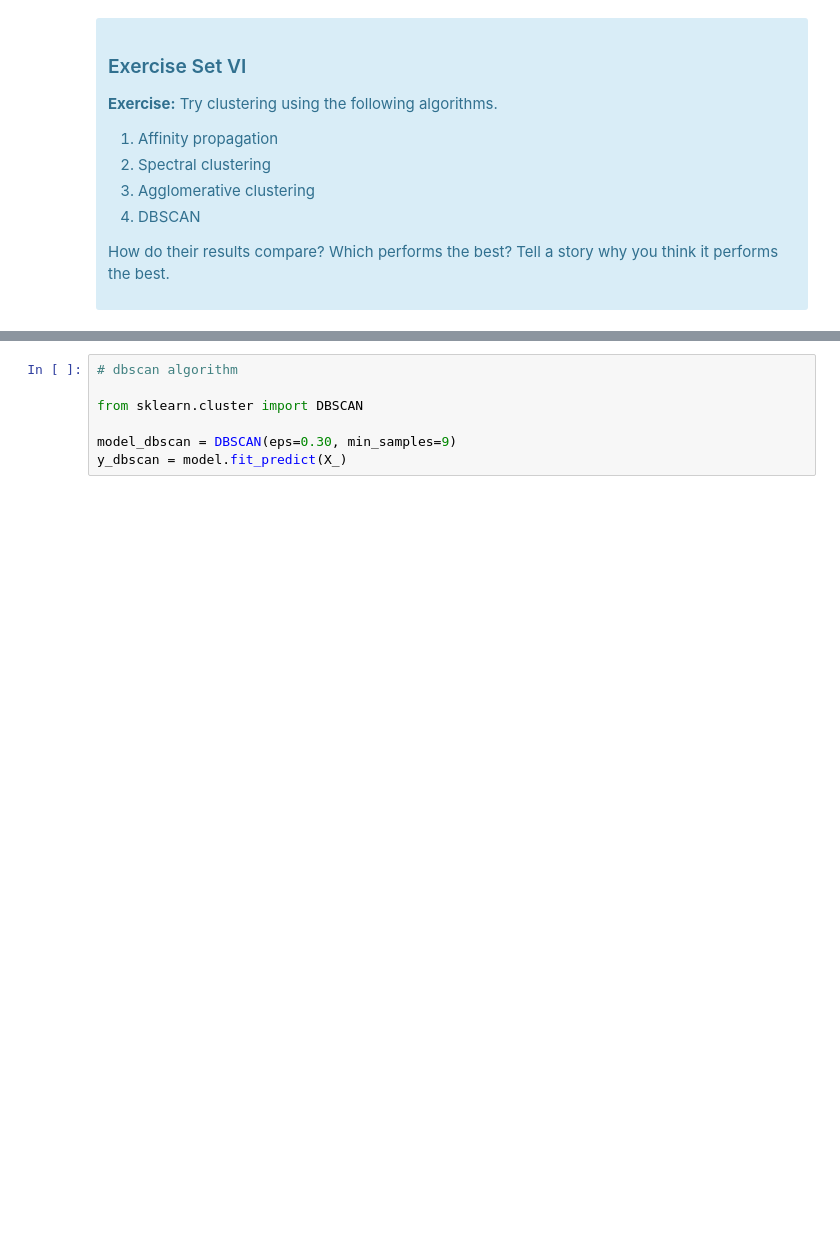
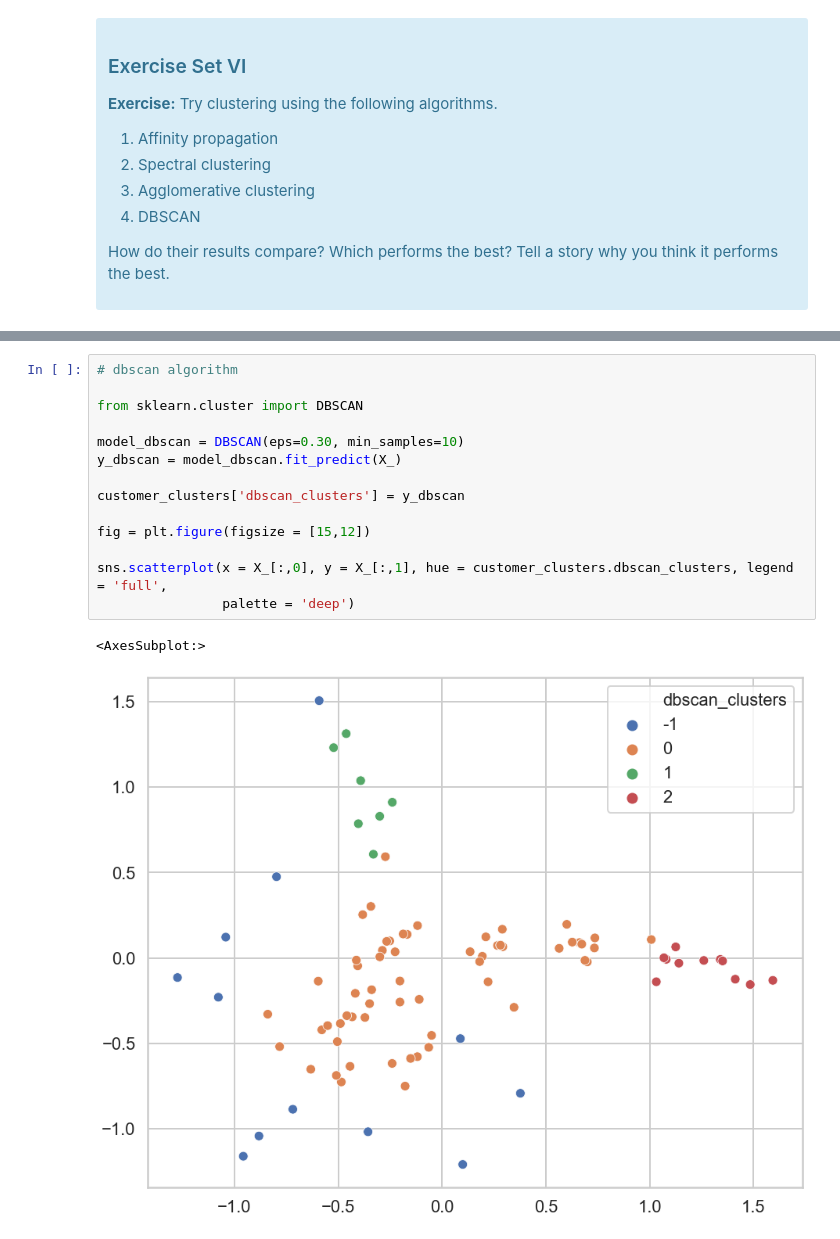
Before and after one commit to dj-m/CustomerSegmentationClustering, a Jupyter notebook: notebooks/Clustering Case Study - Customer Segmentation with K-Means - Tier 3.ipynb, the cells around one changed output, grey strips where cells are left out. Cells and saved outputs as stored; diff of their text form; blank space fills up the shorter version.

Commit message:
Implemented a DBSCAN algorithm while cleaning up prior code

```diff
--- a/notebooks/Clustering Case Study - Customer Segmentation with K-Means - Tier 3.ipynb
+++ b/notebooks/Clustering Case Study - Customer Segmentation with K-Means - Tier 3.ipynb
@@ -615,7 +618,17 @@ dn = hierarchy.dendrogram(Z)
 # %%
 # dbscan algorithm
 
 from sklearn.cluster import DBSCAN
 
-model_dbscan = DBSCAN(eps=0.30, min_samples=9)
-y_dbscan = model.fit_predict(X_)
+model_dbscan = DBSCAN(eps=0.30, min_samples=10)
+y_dbscan = model_dbscan.fit_predict(X_)
+
+customer_clusters['dbscan_clusters'] = y_dbscan
+
+fig = plt.figure(figsize = [15,12])
+
+sns.scatterplot(x = X_[:,0], y = X_[:,1], hue = customer_clusters.dbscan_clusters, legend = 'full',
+                palette = 'deep')
+# %% [output]
+<AxesSubplot:>
+[figure, added]
```
Also changed, not shown: parts of 10 cells of this notebook.
